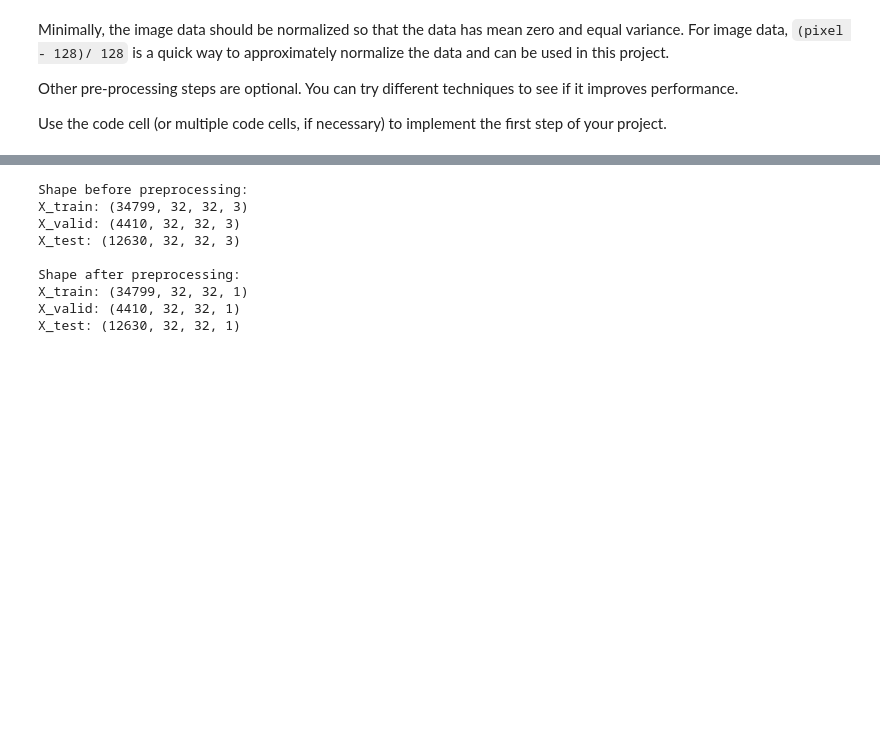
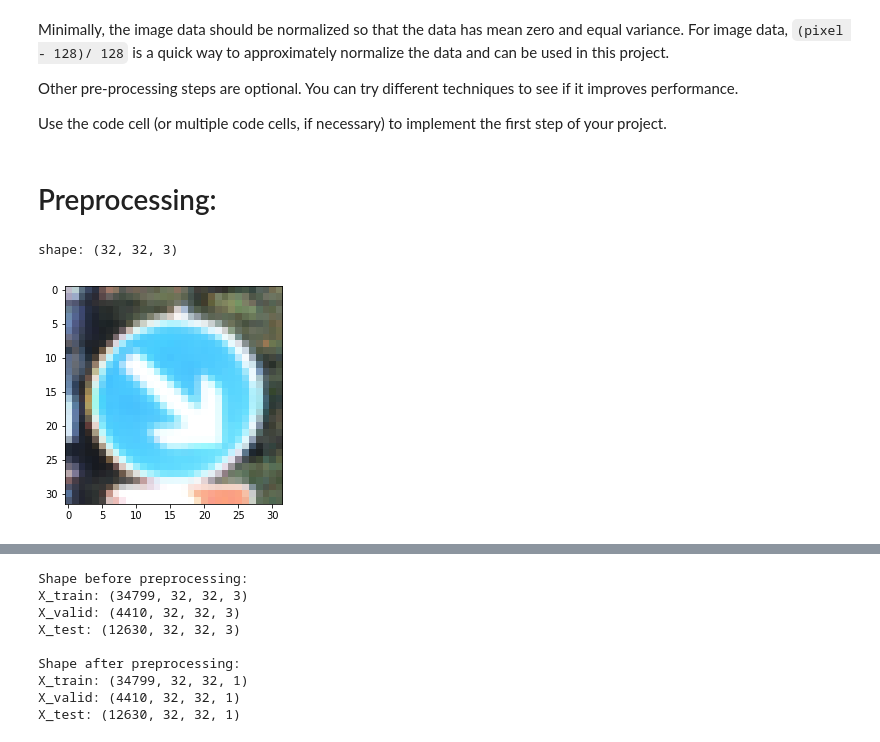
Before and after one commit to ldfo/traffic-sign-classifier, a Jupyter notebook: Traffic_Sign_Classifier.ipynb, the cells around one changed output, grey strips where cells are left out. Drawn from its saved outputs; the diff is of its cells as text; code cells hidden in the pictures; blank space fills up the shorter version.

```diff
--- a/Traffic_Sign_Classifier.ipynb
+++ b/Traffic_Sign_Classifier.ipynb
@@ -185,3 +185,13 @@ def preprocess(x):
     x_eq = np.array([cv2.equalizeHist(img) for img in x_bw])
     x_eq = x_eq[..., np.newaxis]
     return normalize(x_eq)
+# %% [markdown]
+# Preprocessing:
+# %%
+# original image
+org_image = np.array(X_train[14156])
+plt.imshow(org_image);
+print('shape:', org_image.shape)
+# %% [output]
+shape: (32, 32, 3)
+[figure, added]
```
Also changed, not shown: parts of 13 cells of this notebook, 8 other files.
